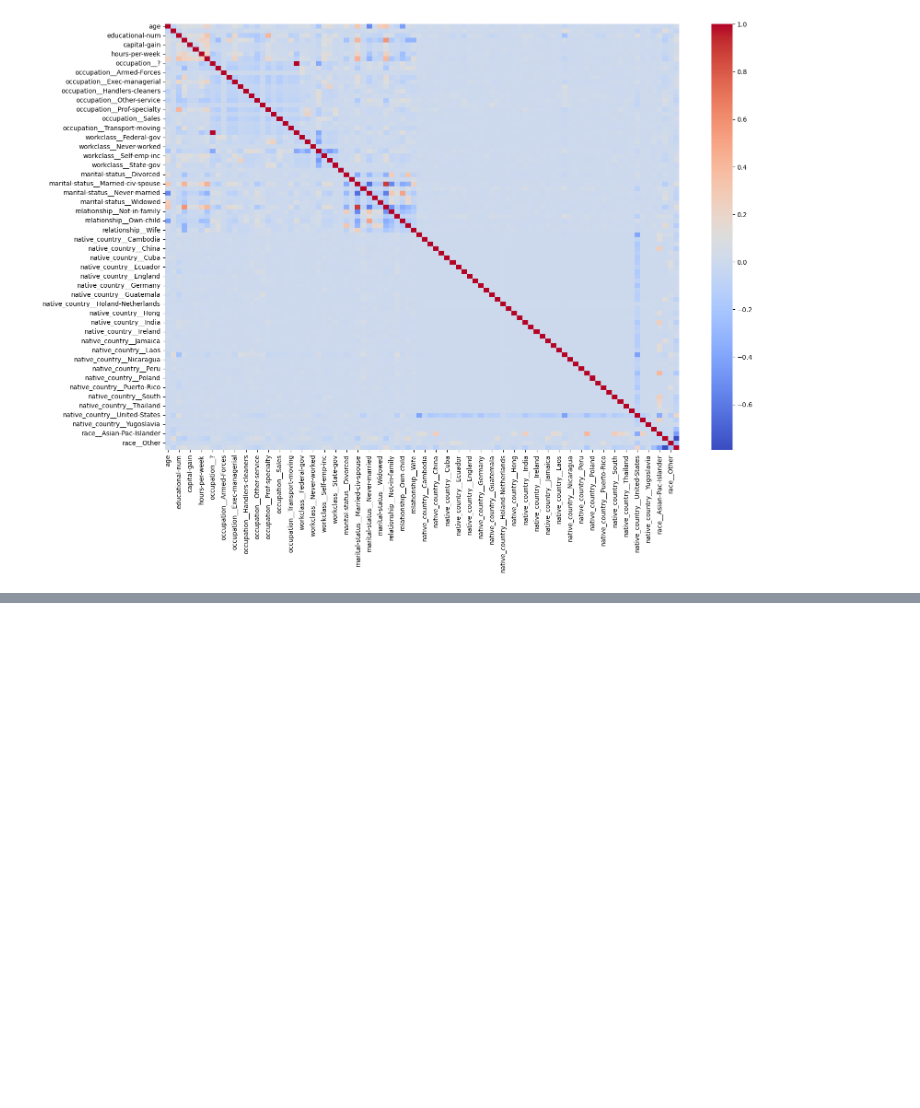
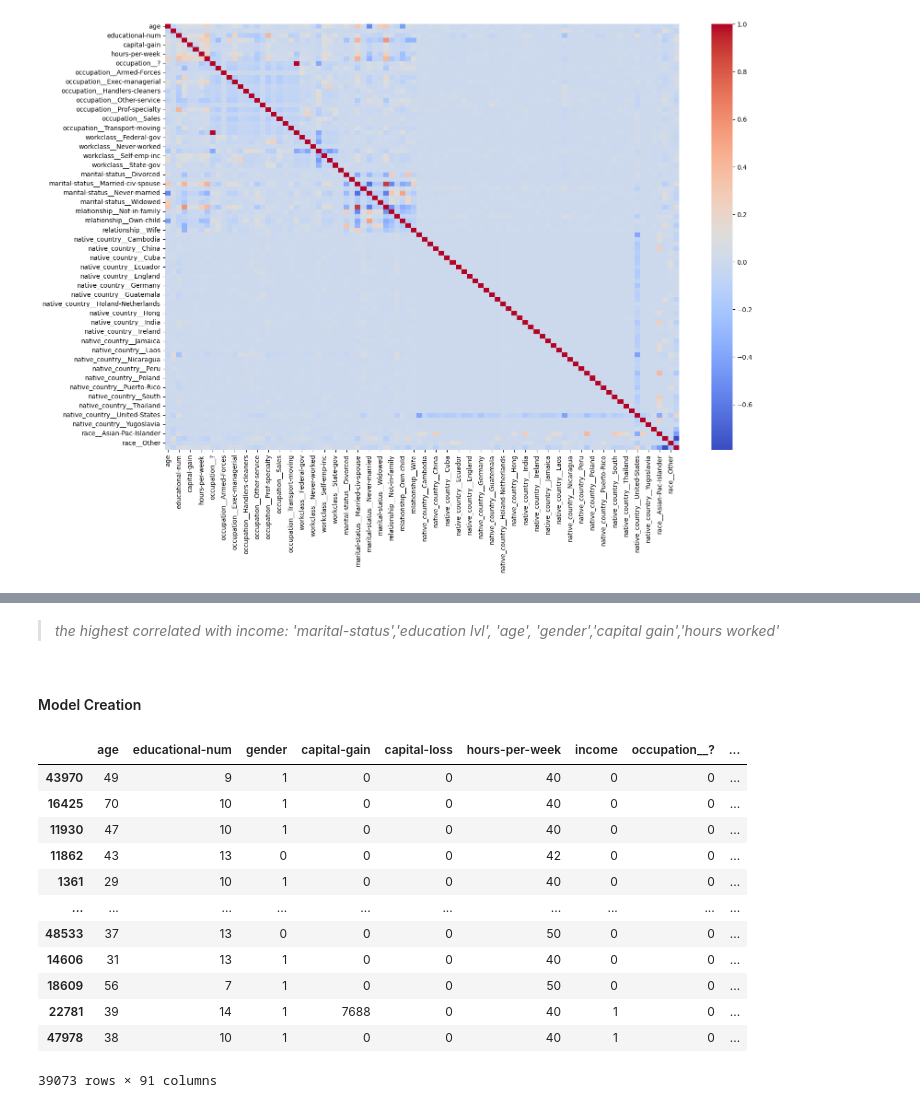
Before and after one commit to nassimlamnini/IncomePrediction, a Jupyter notebook: Income.ipynb, the cells around one changed output, grey strips where cells are left out. Cells and saved outputs as stored; diff of their text form; code cells hidden in the pictures; blank space fills up the shorter version.

Commit message:
Model Creation Part 2

```diff
--- a/Income.ipynb
+++ b/Income.ipynb
@@ -136,0 +167,27 @@ sns.heatmap(df.corr(), annot=False, cmap='coolwarm')
+# %% [markdown]
+>*the highest correlated with income: 'marital-status','education lvl', 'age', 'gender','capital gain','hours worked'*
+# %% [markdown]
+#### Model Creation
+# %%
+from sklearn.ensemble import RandomForestClassifier
+from sklearn.model_selection import train_test_split
+
+df = df.drop('fnlwgt', axis=1)
+# %%
+train_df , test_df = train_test_split(df, test_size=0.2)
+# %%
+train_df
+# %% [output]
+|  | age | educational-num | gender | capital-gain | capital-loss | hours-per-week | income | occupation__? | ... |
+| 43970 | 49 | 9 | 1 | 0 | 0 | 40 | 0 | 0 | ... |
+| 16425 | 70 | 10 | 1 | 0 | 0 | 40 | 0 | 0 | ... |
+| 11930 | 47 | 10 | 1 | 0 | 0 | 40 | 0 | 0 | ... |
+| 11862 | 43 | 13 | 0 | 0 | 0 | 42 | 0 | 0 | ... |
+| 1361 | 29 | 10 | 1 | 0 | 0 | 40 | 0 | 0 | ... |
+| ... | ... | ... | ... | ... | ... | ... | ... | ... | ... |
+| 48533 | 37 | 13 | 0 | 0 | 0 | 50 | 0 | 0 | ... |
+| 14606 | 31 | 13 | 1 | 0 | 0 | 40 | 0 | 0 | ... |
+| 18609 | 56 | 7 | 1 | 0 | 0 | 50 | 0 | 0 | ... |
+| 22781 | 39 | 14 | 1 | 7688 | 0 | 40 | 1 | 0 | ... |
+| 47978 | 38 | 10 | 1 | 0 | 0 | 40 | 1 | 0 | ... |
+39073 rows × 91 columns
```
Also changed, not shown: parts of 15 cells of this notebook.
